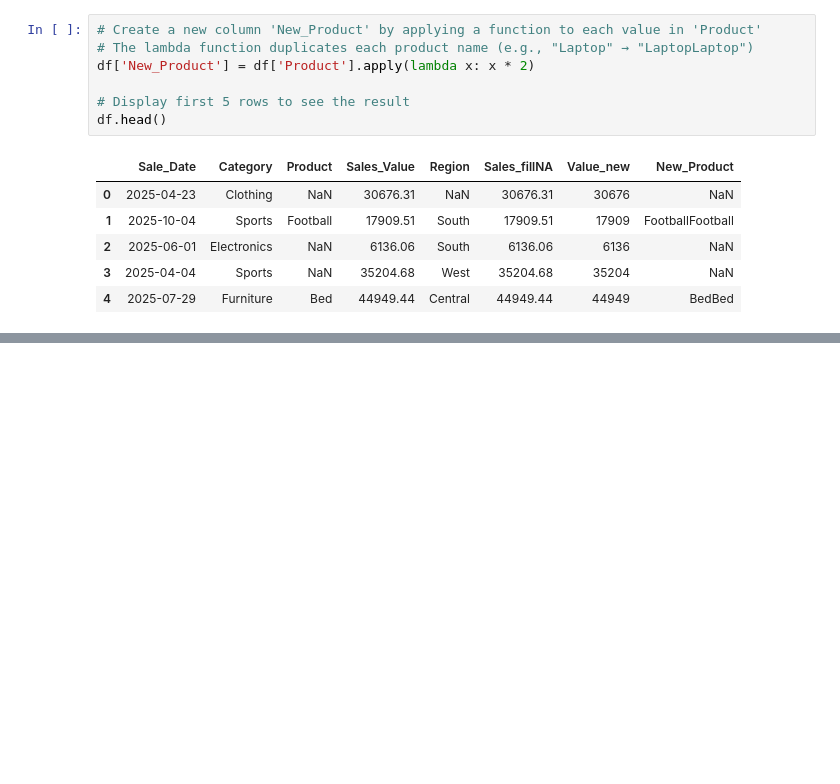
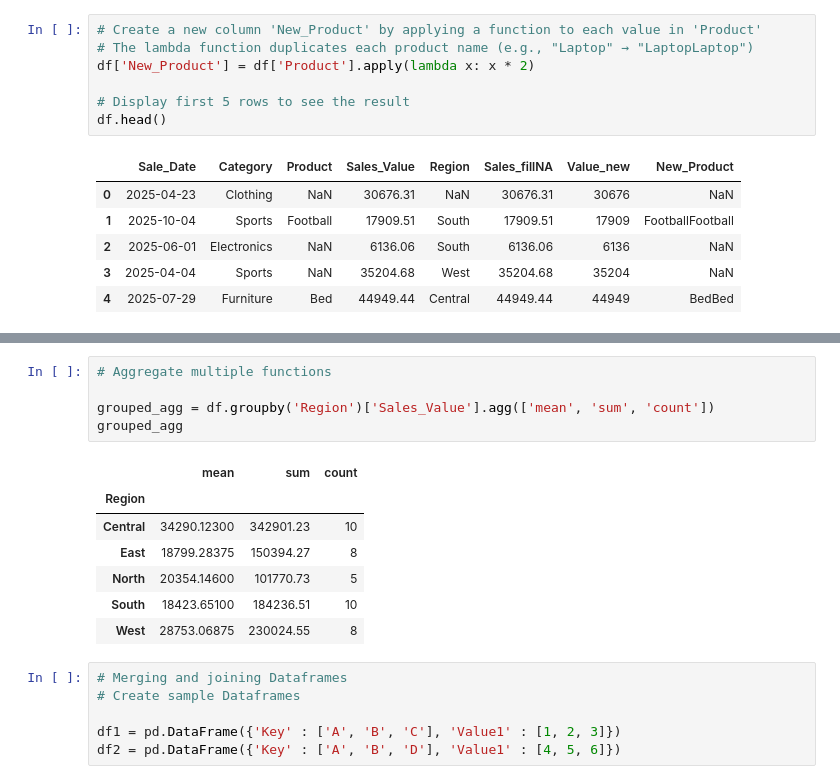
Before and after one commit to sukriti-waani/Python, a Jupyter notebook: PYTHON1/10-Data_Analysis_With_Python/10.3-dataManipulation.ipynb, the cells around one changed output, grey strips where cells are left out. Saved outputs shown, nothing was run; the diff lists cells and outputs as text; blank space fills up the shorter version.

Commit message:
Aggregate Functions

```diff
--- a/PYTHON1/10-Data_Analysis_With_Python/10.3-dataManipulation.ipynb
+++ b/PYTHON1/10-Data_Analysis_With_Python/10.3-dataManipulation.ipynb
@@ -146,0 +220,19 @@ df.head()
+# %%
+# Aggregate multiple functions
+
+grouped_agg = df.groupby('Region')['Sales_Value'].agg(['mean', 'sum', 'count'])
+grouped_agg
+# %% [output]
+|  | mean | sum | count |
+| Region |  |  |  |
+| Central | 34290.12300 | 342901.23 | 10 |
+| East | 18799.28375 | 150394.27 | 8 |
+| North | 20354.14600 | 101770.73 | 5 |
+| South | 18423.65100 | 184236.51 | 10 |
+| West | 28753.06875 | 230024.55 | 8 |
+# %%
+# Merging and joining Dataframes
+# Create sample Dataframes
+
+df1 = pd.DataFrame({'Key' : ['A', 'B', 'C'], 'Value1' : [1, 2, 3]})
+df2 = pd.DataFrame({'Key' : ['A', 'B', 'D'], 'Value1' : [4, 5, 6]})
```
Also changed, not shown: parts of 11 cells of this notebook.
